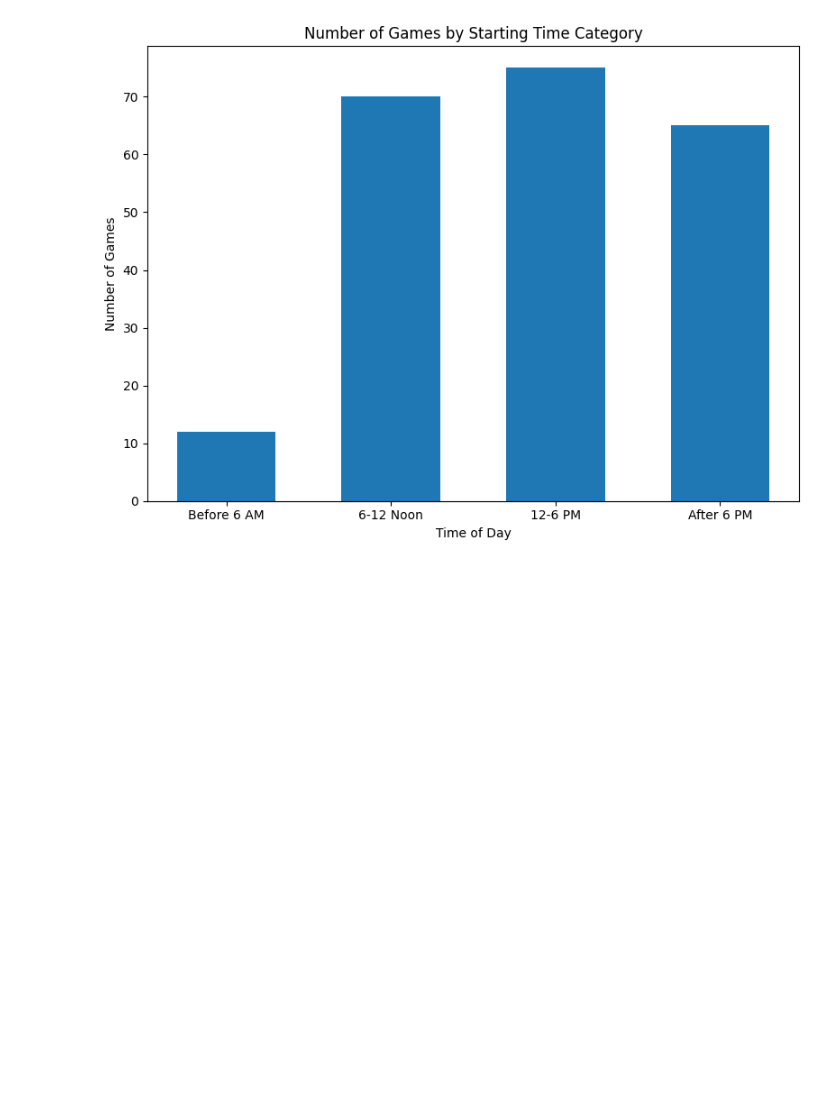
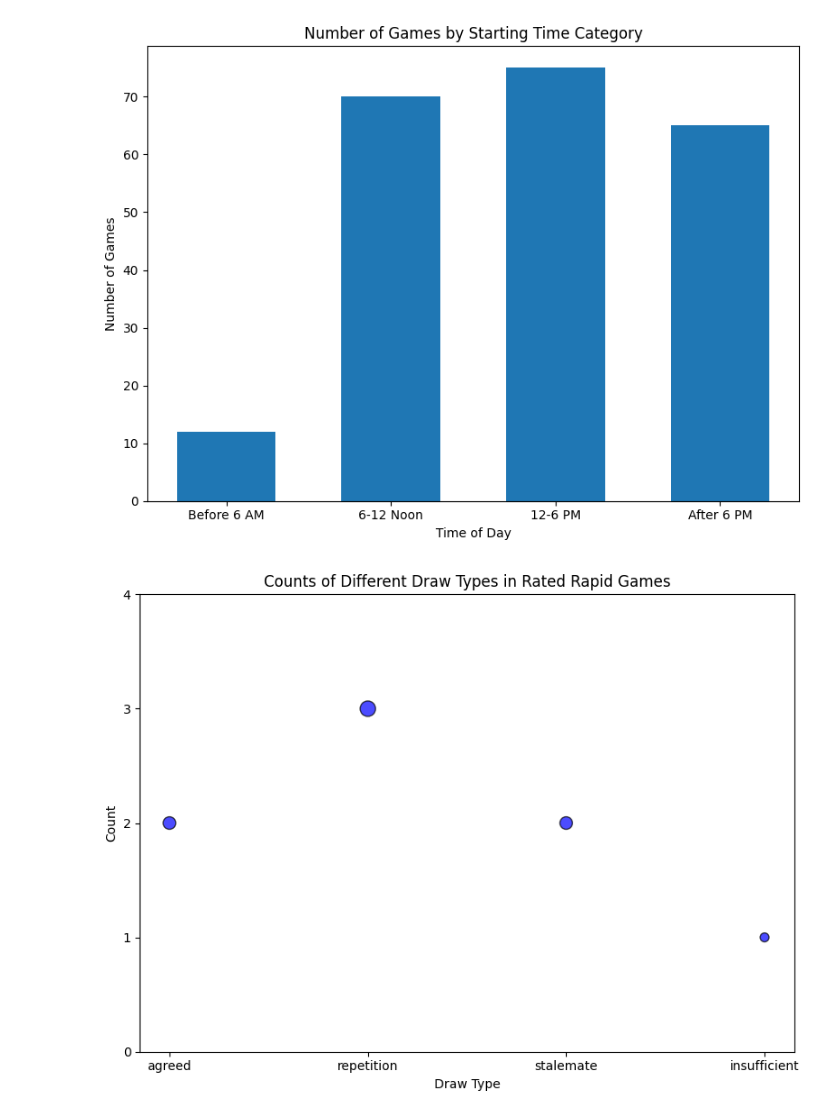
Before and after one commit to ArdaSug/DSA210PROJECT, a Jupyter notebook: DSA210PROJECT.ipynb, the cells around one changed output. Cells and saved outputs as stored; diff of their text form; code cells hidden in the pictures; blank space fills up the shorter version.

```diff
--- a/DSA210PROJECT.ipynb
+++ b/DSA210PROJECT.ipynb
@@ -555,3 +555,59 @@ Games starting between 6 and 12: 70
 Games starting between 12 and 18: 75
 Games starting after 18: 65
 [figure]
+# %%
+import requests
+from collections import Counter
+import matplotlib.pyplot as plt
+
+# API URL
+url = "https://api.chess.com/pub/player/xreadytodayalex/games/2024/05"
+
+# Include User-Agent header to avoid 403 errors
+headers = {
+    "User-Agent": "Mozilla/5.0 (Windows NT 10.0; Win64; x64) AppleWebKit/537.36 (KHTML, like Gecko) Chrome/100.0.0.0 Safari/537.36"
+}
+
+# Fetch data from the API
+response = requests.get(url, headers=headers)
+
+if response.status_code == 200:
+    data = response.json()
+    games = data.get("games", [])
+
+    # Counter for different draw types
+    draw_types = Counter()
+
+    # Process each game
+    for game in games:
+        # Check if the game is rated and rapid
+        if game.get("rated") and game.get("time_class") == "rapid":
+            # Get results for white and black
+            white_result = game.get("white", {}).get("result", "")
+            black_result = game.get("black", {}).get("result", "")
+
+            # Check if the game is a draw
+            if white_result == black_result and white_result not in ["win", "resigned", "timeout", "checkmated"]:
+                draw_types[white_result] += 1
+
+    # Prepare data for scatter plot
+    draw_labels = list(draw_types.keys())
+    draw_counts = list(draw_types.values())
+
+    # Scatter plot
+    plt.figure(figsize=(8, 6))
+    plt.scatter(draw_labels, draw_counts, s=[count * 50 for count in draw_counts], alpha=0.7, color='blue', edgecolors='black')
+
+    # Ensure y-axis displays only integers
+    plt.yticks(range(0, max(draw_counts) + 2))  # Increment range to max count + 1 for padding
+
+    plt.title("Counts of Different Draw Types in Rated Rapid Games")
+    plt.xlabel("Draw Type")
+    plt.ylabel("Count")
+    plt.tight_layout()
+    plt.show()
+
+else:
+    print(f"Failed to fetch data. HTTP Status Code: {response.status_code}")
+# %% [output]
+[figure, added]
```
